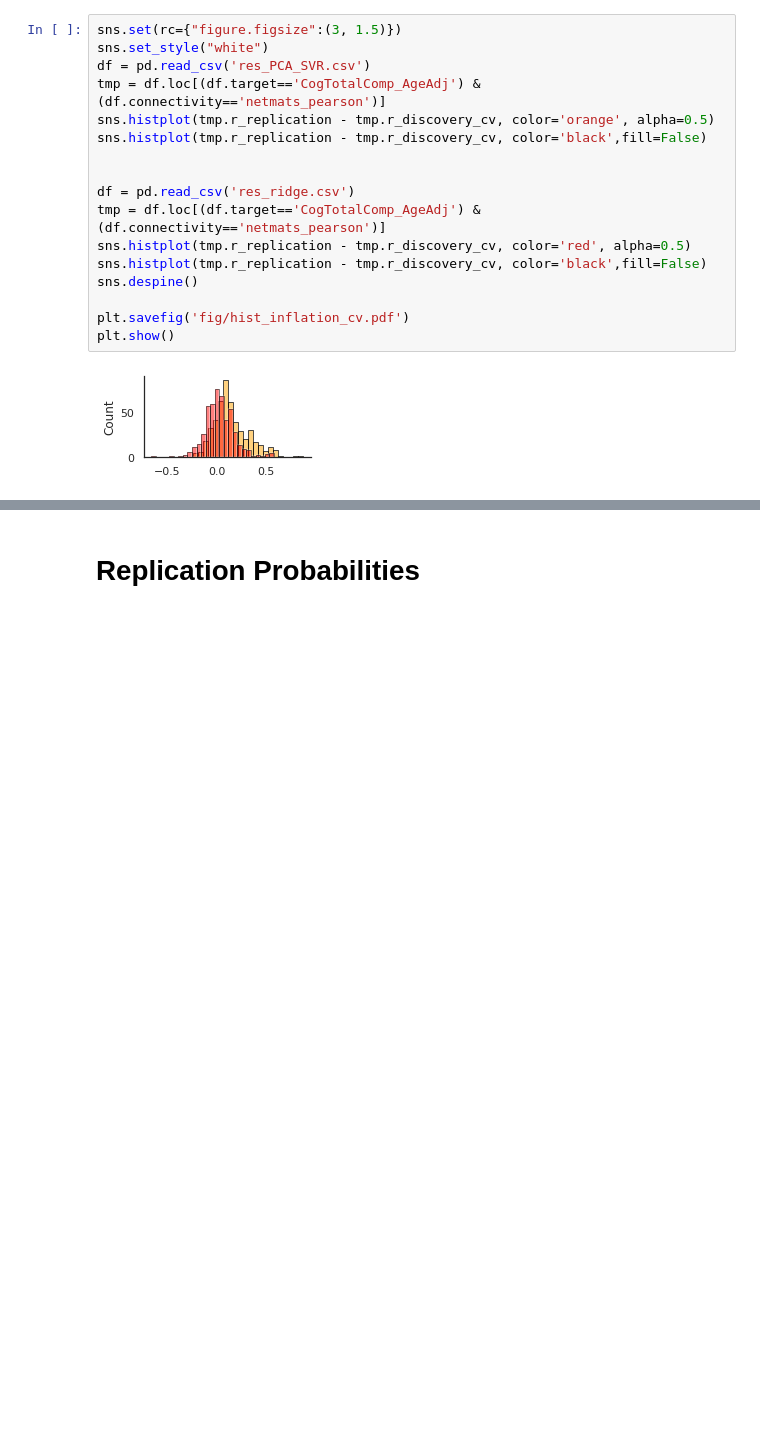
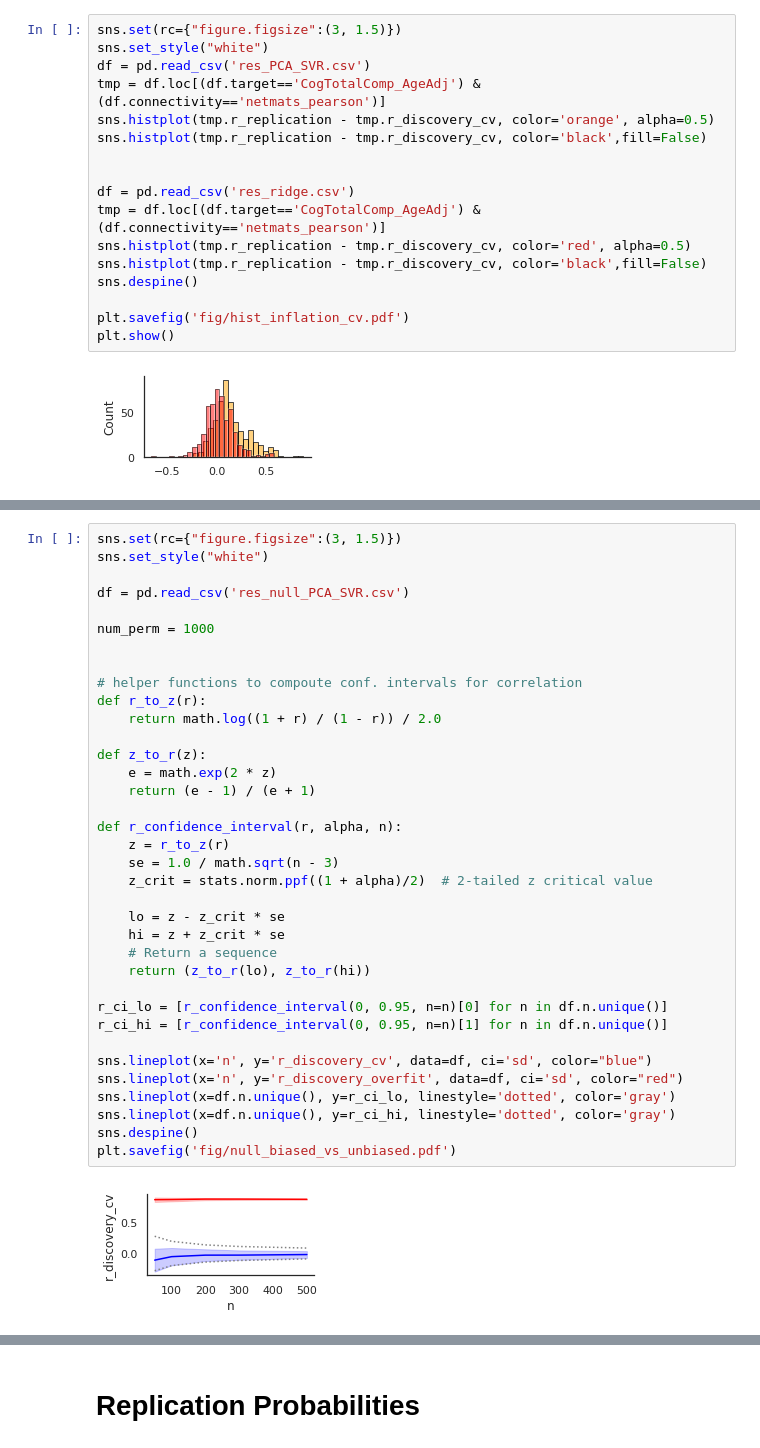
Before and after one commit to spisakt/BWAS_comment, a Jupyter notebook: plot_results.ipynb, the cells around one changed output, grey strips where cells are left out. Cells and saved outputs as stored; diff of their text form; blank space fills up the shorter version.

```diff
--- a/plot_results.ipynb
+++ b/plot_results.ipynb
@@ -162,0 +217,38 @@ plt.show()
+# %%
+sns.set(rc={"figure.figsize":(3, 1.5)})
+sns.set_style("white")
+
+df = pd.read_csv('res_null_PCA_SVR.csv')
+
+num_perm = 1000
+
+
+# helper functions to compoute conf. intervals for correlation
+def r_to_z(r):
+    return math.log((1 + r) / (1 - r)) / 2.0
+
+def z_to_r(z):
+    e = math.exp(2 * z)
+    return (e - 1) / (e + 1)
+
+def r_confidence_interval(r, alpha, n):
+    z = r_to_z(r)
+    se = 1.0 / math.sqrt(n - 3)
+    z_crit = stats.norm.ppf((1 + alpha)/2)  # 2-tailed z critical value
+
+    lo = z - z_crit * se
+    hi = z + z_crit * se
+    # Return a sequence
+    return (z_to_r(lo), z_to_r(hi))
+
+r_ci_lo = [r_confidence_interval(0, 0.95, n=n)[0] for n in df.n.unique()]
+r_ci_hi = [r_confidence_interval(0, 0.95, n=n)[1] for n in df.n.unique()]
+
+sns.lineplot(x='n', y='r_discovery_cv', data=df, ci='sd', color="blue")
+sns.lineplot(x='n', y='r_discovery_overfit', data=df, ci='sd', color="red")
+sns.lineplot(x=df.n.unique(), y=r_ci_lo, linestyle='dotted', color='gray')
+sns.lineplot(x=df.n.unique(), y=r_ci_hi, linestyle='dotted', color='gray')
+sns.despine()
+plt.savefig('fig/null_biased_vs_unbiased.pdf')
+# %% [output]
+[figure, added]
```
Also changed, not shown: parts of 7 cells of this notebook, 9 other files.
